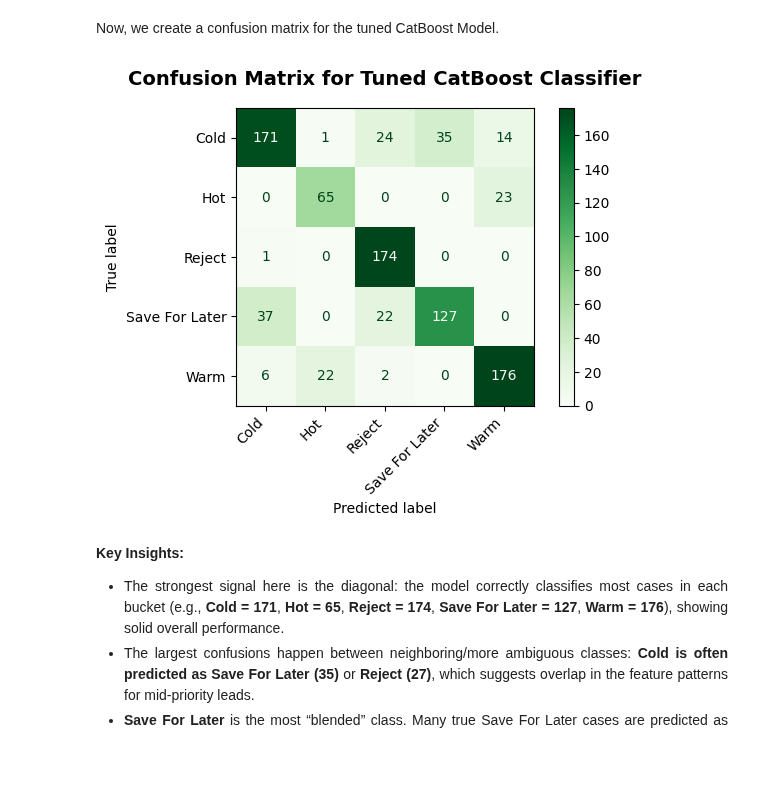
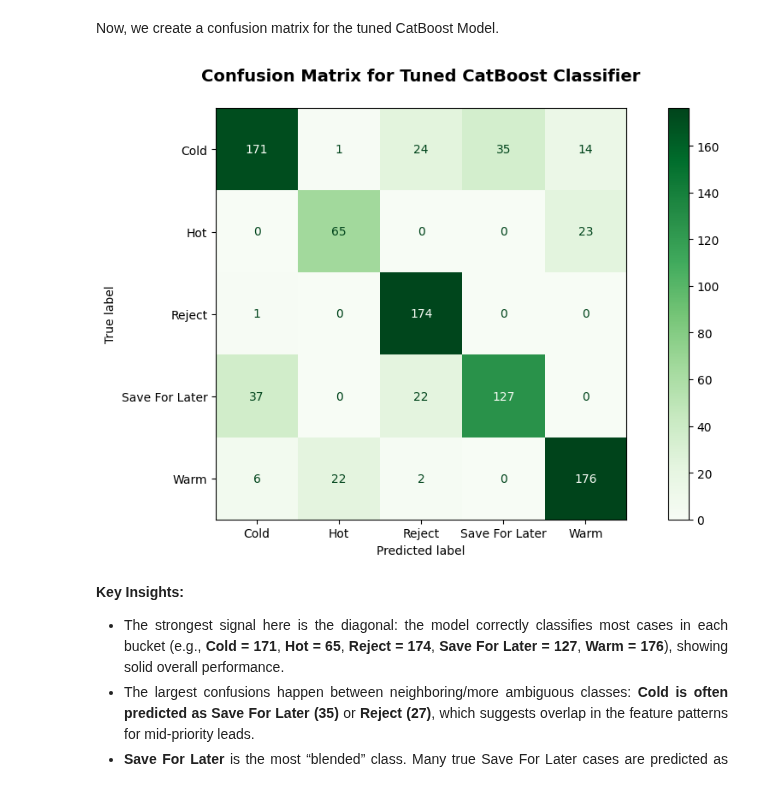
Before and after one commit to tasnimtalha09/applied-machine-learning-for-business, a Jupyter notebook: 04_lead_evaluator/model_development.ipynb, the cells around one changed output. Drawn from its saved outputs; the diff is of its cells as text; code cells hidden in the pictures; blank space fills up the shorter version.

```diff
--- a/04_lead_evaluator/model_development.ipynb
+++ b/04_lead_evaluator/model_development.ipynb
@@ -43,7 +43,7 @@ warnings.filterwarnings("ignore")
 sns.set_palette("muted")
 # %%
 # importing the dataset and displaying the first few rows
-swan = pd.read_csv(filepath_or_buffer = "datasets/swan_leads.csv")
+swan = pd.read_csv(filepath_or_buffer = "datasets/leads_train.csv")
 swan.head()
 # %% [output]
 |  | company_name | industry_category | sub_industry | location_area | district | zone_type | distance_km | ... |
@@ -1953,21 +1953,19 @@ Now, we create a confusion matrix for the tuned CatBoost Model.
 # %%
 # importing the necessary libraries
 from sklearn.metrics import confusion_matrix, ConfusionMatrixDisplay
 
 # creating the Confusion Matrix for the tuned catboost model
 matrix_cat_tuned = confusion_matrix(y_true = y_test, y_pred = y_pred_tuned, labels = cat_tuned.classes_)
-ConfusionMatrixDisplay(
-    confusion_matrix = matrix_cat_tuned,
-    display_labels = cat_tuned.classes_
-).plot(cmap = "Greens", values_format = ",.0f")
+
+fig, ax = plt.subplots(figsize = (10, 6))
+ConfusionMatrixDisplay(confusion_matrix = matrix_cat_tuned, display_labels = cat_tuned.classes_).plot(cmap = "Greens", values_format = ",.0f", ax = ax)
 
 # Displaying the matrix
 plt.title(label = "Confusion Matrix for Tuned CatBoost Classifier", fontweight = "bold", fontsize = 14, y = 1.05)
-plt.xticks(rotation = 45, ha = "right")
 plt.tight_layout()
 plt.show()
 # %% [output]
-[figure, old version]
+[figure, new version]
 # %% [markdown]
 <div style = "text-align: justify;">
 
```
Also changed, not shown: 15 other files.
